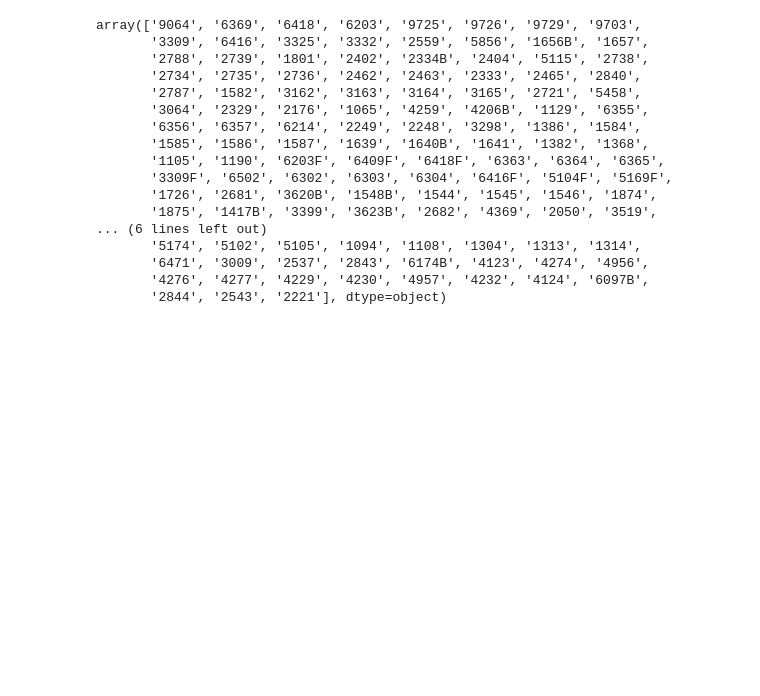
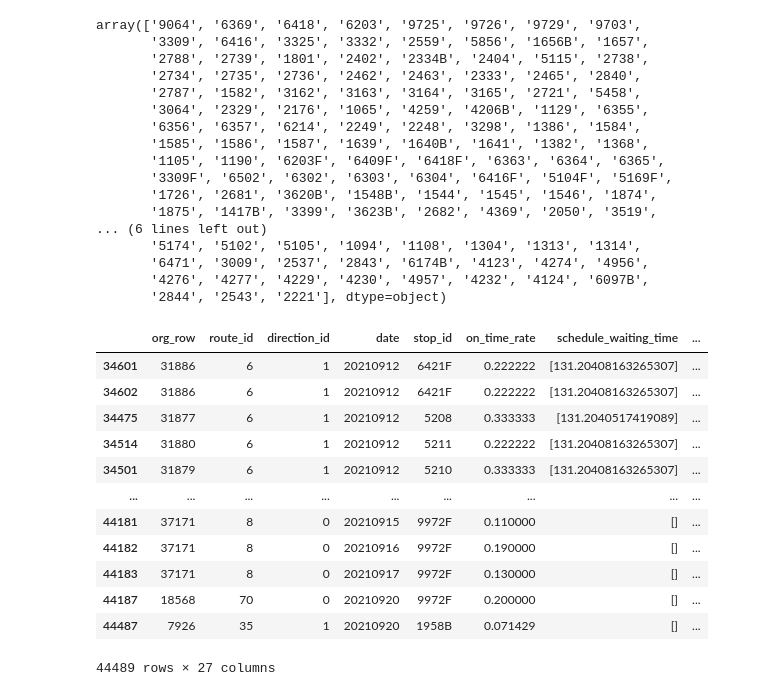
Before and after one commit to xuyou1999/Data_Mining_F22, a Jupyter notebook: src/analysis.ipynb, the cells around one changed output. Drawn from its saved outputs; the diff is of its cells as text; code cells hidden in the pictures; blank space fills up the shorter version.

```diff
--- a/src/analysis.ipynb
+++ b/src/analysis.ipynb
@@ -95,3 +95,19 @@ array(['9064', '6369', '6418', '6203', '9725', '9726', '9729', '9703',
        '2844', '2543', '2221'], dtype=object)
 # %%
 join_inner = pd.merge(output, stops, left_on=['stop_id', 'LIGNE'], right_on=['stop_id', 'Code_Ligne'], how='inner')
+# %%
+join_inner.sort_values(by=['weighted_excess'])
+# %% [output]
+|  | org_row | route_id | direction_id | date | stop_id | on_time_rate | schedule_waiting_time | ... |
+| 34601 | 31886 | 6 | 1 | 20210912 | 6421F | 0.222222 | [131.20408163265307] | ... |
+| 34602 | 31886 | 6 | 1 | 20210912 | 6421F | 0.222222 | [131.20408163265307] | ... |
+| 34475 | 31877 | 6 | 1 | 20210912 | 5208 | 0.333333 | [131.2040517419089] | ... |
+| 34514 | 31880 | 6 | 1 | 20210912 | 5211 | 0.222222 | [131.20408163265307] | ... |
+| 34501 | 31879 | 6 | 1 | 20210912 | 5210 | 0.333333 | [131.20408163265307] | ... |
+| ... | ... | ... | ... | ... | ... | ... | ... | ... |
+| 44181 | 37171 | 8 | 0 | 20210915 | 9972F | 0.110000 | [] | ... |
+| 44182 | 37171 | 8 | 0 | 20210916 | 9972F | 0.190000 | [] | ... |
+| 44183 | 37171 | 8 | 0 | 20210917 | 9972F | 0.130000 | [] | ... |
+| 44187 | 18568 | 70 | 0 | 20210920 | 9972F | 0.200000 | [] | ... |
+| 44487 | 7926 | 35 | 1 | 20210920 | 1958B | 0.071429 | [] | ... |
+44489 rows × 27 columns
```
Also changed, not shown: 13 other files.
